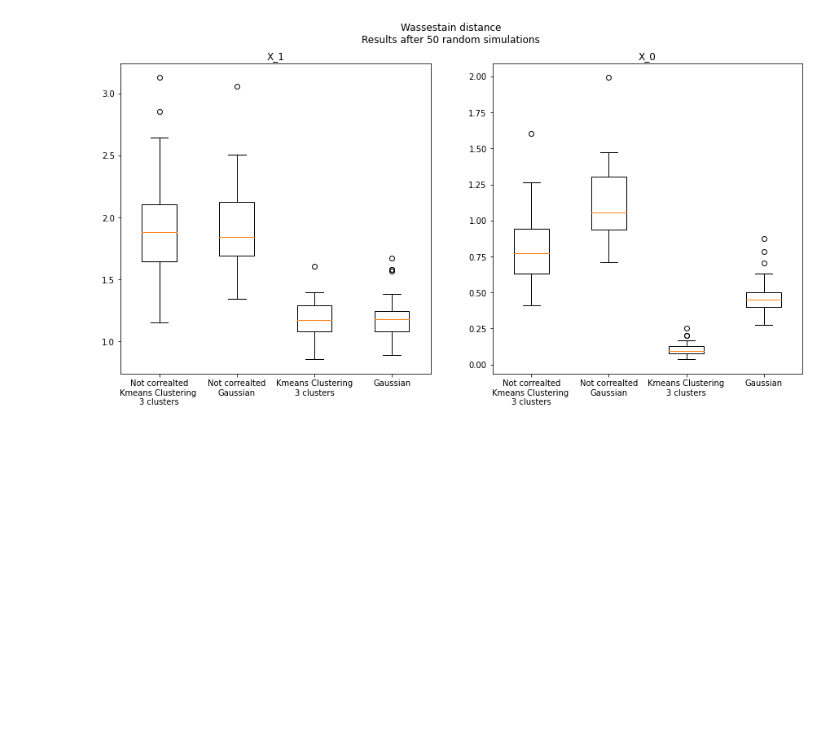
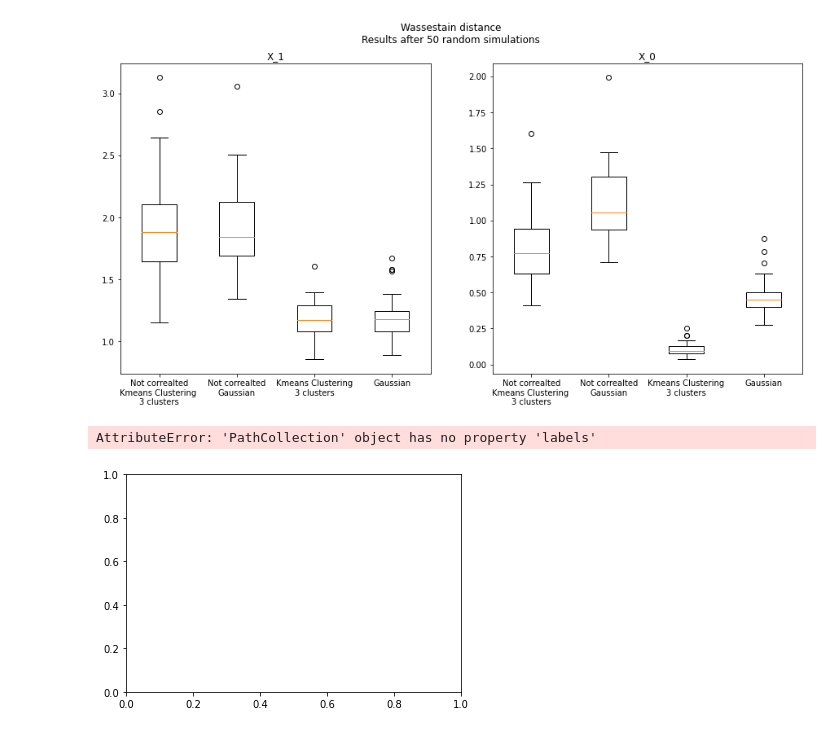
Before and after one commit to VldKnd/WeaklySupervisedRegression, a Jupyter notebook: MultiOutput/main.ipynb, the cells around one changed output. Cells and saved outputs as stored; diff of their text form; code cells hidden in the pictures; blank space fills up the shorter version.

```diff
--- a/MultiOutput/main.ipynb
+++ b/MultiOutput/main.ipynb
@@ -217,3 +217,9 @@ ax2.boxplot([x["weak"] for x in [tests_kmeans_singleoutput, tests_gaussian_singl
 plt.show()
 # %% [output]
 [figure]
+# %%
+plt.scatter(np.arange(7), np.ones(7))
+plt.annotate(txt, (z[i], y[i]))
+# %% [output]
+AttributeError: 'PathCollection' object has no property 'labels'
+[figure, added]
```
Also changed, not shown: 10 other files.
